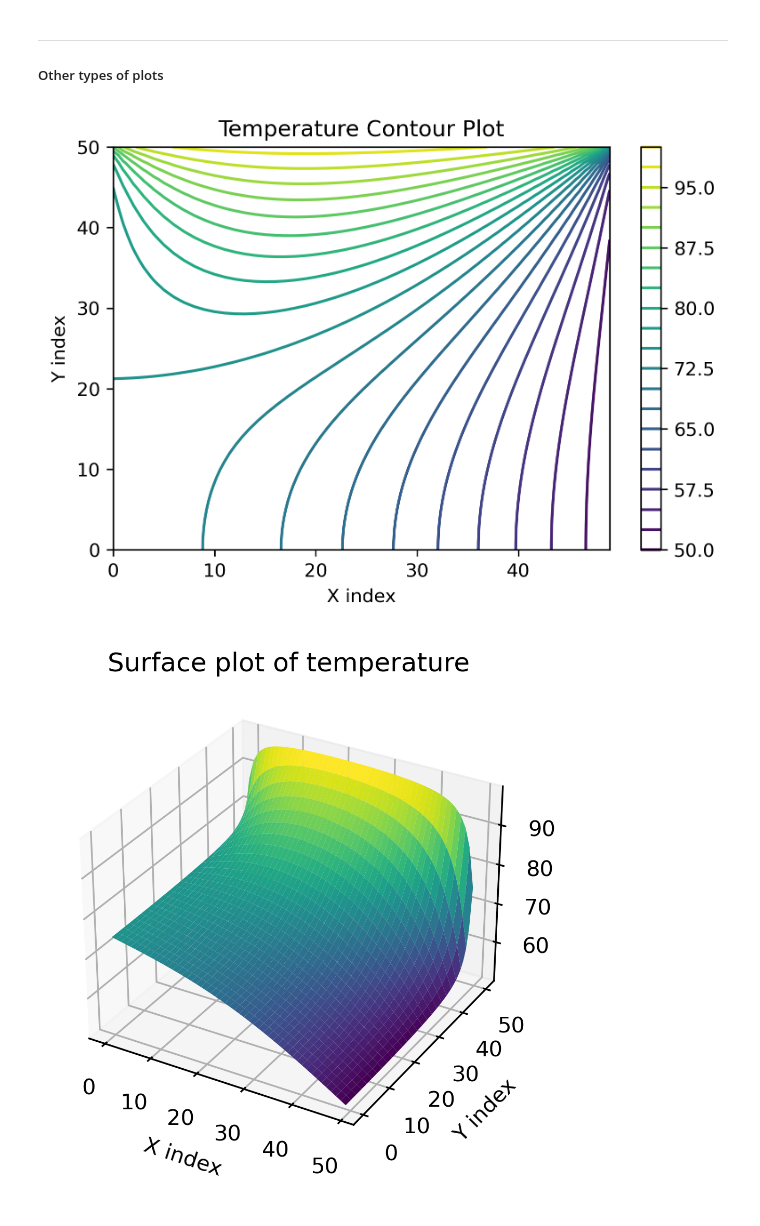
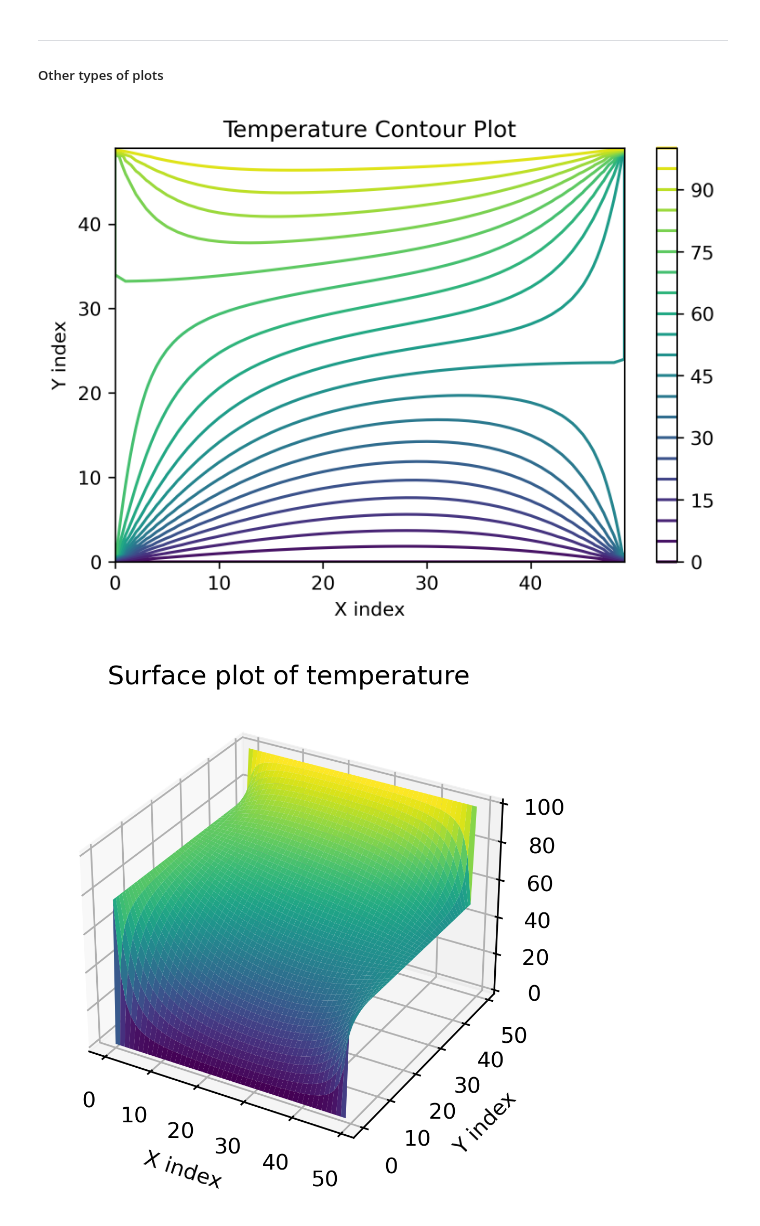
Before and after one commit to jdherman/eci115, a Jupyter notebook: L17.ipynb, the cells around one changed output. Drawn from its saved outputs; the diff is of its cells as text; code cells hidden in the pictures.

```diff
--- a/L17.ipynb
+++ b/L17.ipynb
@@ -117,0 +123,29 @@ In all of these cases, our plots only show the internal nodes where we are solvi
+# %%
+# start from scratch with Dirichlet BC problem
+import scipy.linalg as sl
+
+Bd,Bl,Br,Bu = (0,75,50,100)
+n = 50
+err = 9999
+it = 0 # iteration count
+T = np.zeros((n,n))
+
+while err > 1e-1:
+  T_old = T.copy() # store to calculate error
+  for i in range(1,n-1): # exclude BCs
+    for j in range(1,n-1):
+      T[i,j] = (T[i+1,j] + T[i-1,j] + T[i,j+1] + T[i,j-1]) / 4
+
+  T[:,0] = Bl # BCs around edge
+  T[:,-1] = Br
+  T[0,:] = Bd
+  T[-1,:] = Bu
+  # for Neumann no-flux BCs, set T[0,:] = T[1,:] instead
+
+  err = sl.norm(T - T_old, 2)
+  it += 1
+
+print(it, ' iterations')
+plt.imshow(T, origin='lower')
+plt.colorbar()
+plt.show()
@@ -126,17 +163,17 @@ plt.ylabel('Y index')
 plt.colorbar()
 plt.show()
 # %% [output]
-[figure, old version]
+[figure, new version]
 # %%
 fig, ax = plt.subplots(subplot_kw={"projection": "3d"})
 
 X = np.arange(0,n)
-Y = np.arange(0,n+1)
+Y = np.arange(0,n)
 X, Y = np.meshgrid(X, Y) # creates a 2D grid from 1D vectors
 ax.plot_surface(X, Y, T, cmap='viridis')
 plt.title('Surface plot of temperature')
 plt.xlabel('X index')
 plt.ylabel('Y index')
 plt.show()
 # %% [output]
-[figure, old version]
+[figure, new version]
```
Also changed, not shown: parts of 2 cells of this notebook.
